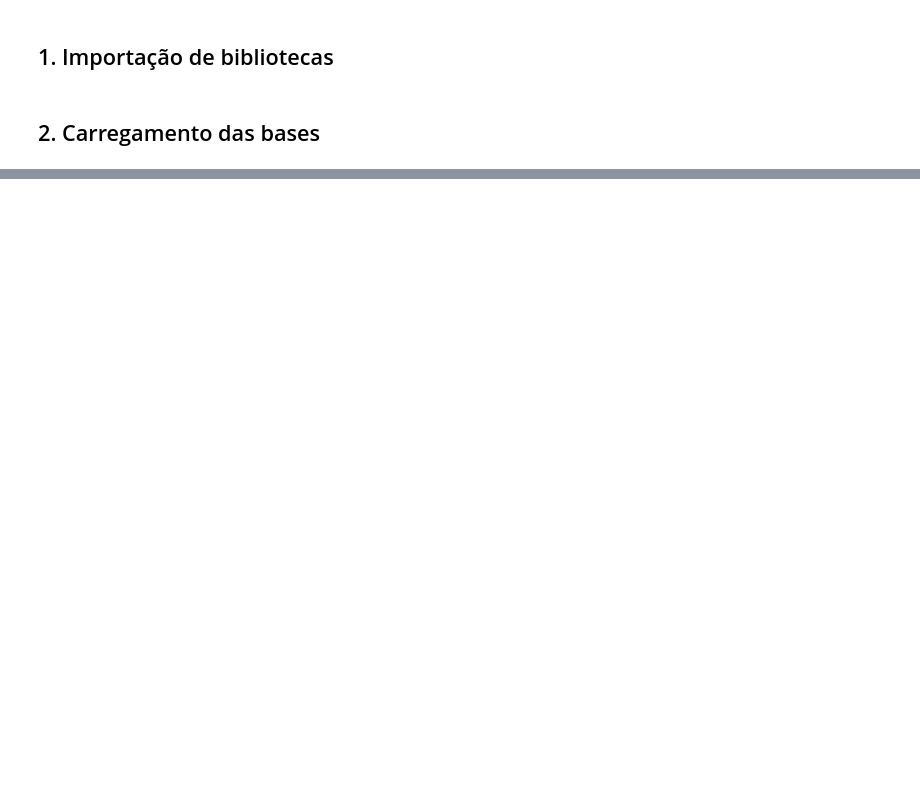
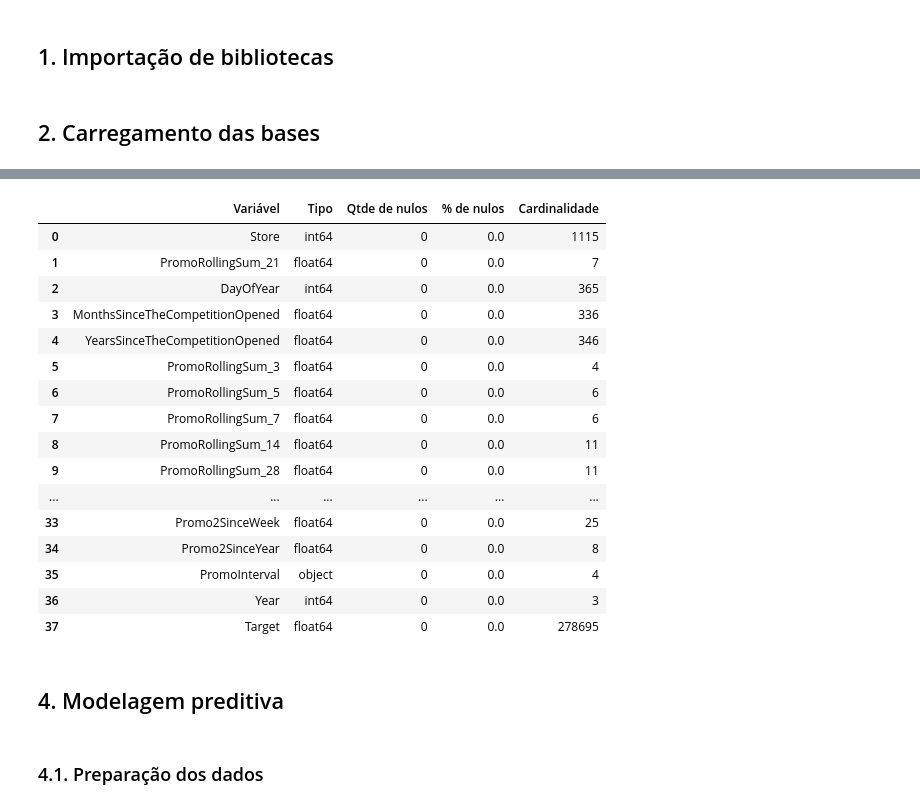
Before and after one commit to emso-exe/Previsao_de_demandas_de_drogarias, a Jupyter notebook: 003_modelagem_preditiva.ipynb, the cells around one changed output, grey strips where cells are left out. Saved outputs shown, nothing was run; the diff lists cells and outputs as text; code cells hidden in the pictures; blank space fills up the shorter version.

Commit message:
feat: Script de modelagem, executado treinamento inicial de modelos.

```diff
--- a/003_modelagem_preditiva.ipynb
+++ b/003_modelagem_preditiva.ipynb
@@ -56,0 +136,46 @@ df_validation.head()
+# %%
+# Função para geração de um dataframe de metadados
+
+def gerar_metadados(dataframe):
+    '''
+    Gera um dataframe contendo metadados das colunas do dataframe fornecido.
+
+    :param dataframe: Dataframe
+        DataFrame para o qual os metadados serão gerados.
+    :return: DataFrame
+        DataFrame contendo os metadados.
+    '''
+    metadados = pd.DataFrame({
+        'Variável': dataframe.columns,
+        'Tipo': dataframe.dtypes,
+        'Qtde de nulos': dataframe.isnull().sum(),
+        '% de nulos': round((dataframe.isnull().sum()/len(dataframe))*100, 2),
+        'Cardinalidade': dataframe.nunique(),
+    })
+    metadados = metadados.sort_values(by='Qtde de nulos', ascending=False)
+    metadados = metadados.reset_index(drop=True)
+    return metadados
+# %%
+gerar_metadados(df_train)
+# %% [output]
+|  | Variável | Tipo | Qtde de nulos | % de nulos | Cardinalidade |
+| 0 | Store | int64 | 0 | 0.0 | 1115 |
+| 1 | PromoRollingSum_21 | float64 | 0 | 0.0 | 7 |
+| 2 | DayOfYear | int64 | 0 | 0.0 | 365 |
+| 3 | MonthsSinceTheCompetitionOpened | float64 | 0 | 0.0 | 336 |
+| 4 | YearsSinceTheCompetitionOpened | float64 | 0 | 0.0 | 346 |
+| 5 | PromoRollingSum_3 | float64 | 0 | 0.0 | 4 |
+| 6 | PromoRollingSum_5 | float64 | 0 | 0.0 | 6 |
+| 7 | PromoRollingSum_7 | float64 | 0 | 0.0 | 6 |
+| 8 | PromoRollingSum_14 | float64 | 0 | 0.0 | 11 |
+| 9 | PromoRollingSum_28 | float64 | 0 | 0.0 | 11 |
+| ... | ... | ... | ... | ... | ... |
+| 33 | Promo2SinceWeek | float64 | 0 | 0.0 | 25 |
+| 34 | Promo2SinceYear | float64 | 0 | 0.0 | 8 |
+| 35 | PromoInterval | object | 0 | 0.0 | 4 |
+| 36 | Year | int64 | 0 | 0.0 | 3 |
+| 37 | Target | float64 | 0 | 0.0 | 278695 |
+# %% [markdown]
+## 4. Modelagem preditiva
+# %% [markdown]
+### 4.1. Preparação dos dados
```
Also changed, not shown: parts of 30 cells of this notebook.
